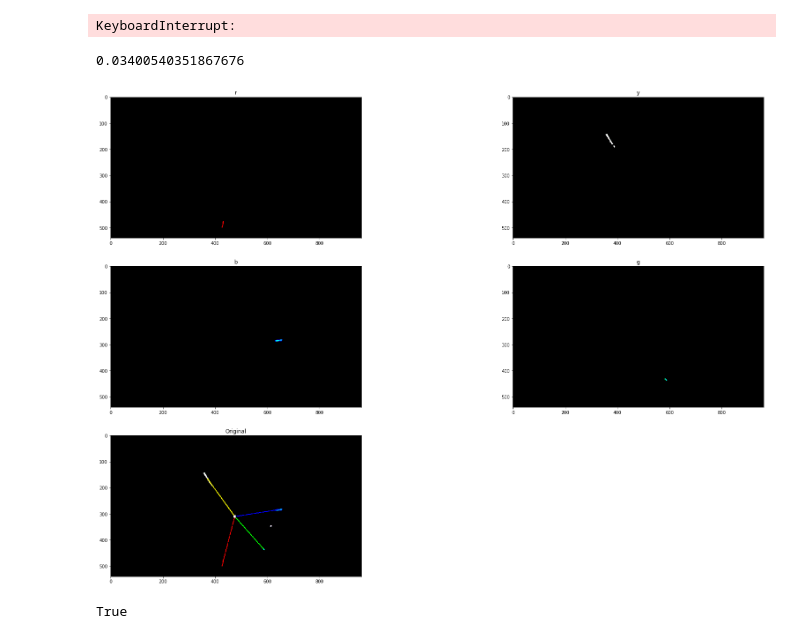
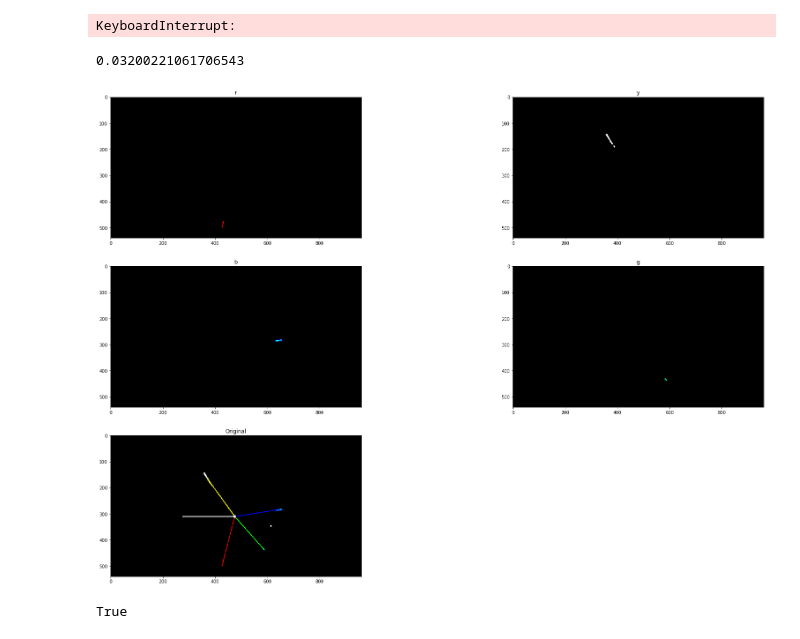
Before and after one commit to Apiquet/Visual_recognition, a Jupyter notebook: images/beacon/Beacon_new_version.ipynb, the cells around one changed output. Drawn from its saved outputs; the diff is of its cells as text; code cells hidden in the pictures.

```diff
--- a/images/beacon/Beacon_new_version.ipynb
+++ b/images/beacon/Beacon_new_version.ipynb
@@ -154,35 +154,37 @@ for (lower, upper, title, color) in boundaries:
     gray_image = cv2.GaussianBlur(gray_image,(5,5),1)
 
 
 
     # find contours in the binary image
     contours, _ = cv2.findContours(gray_image,cv2.RETR_TREE,cv2.CHAIN_APPROX_SIMPLE)
     c = contours[0]
     # calculate moments for each contour
     M = cv2.moments(c)
 
     # calculate x,y coordinate of center
     cX = int(M["m10"] / M["m00"])
     cY = int(M["m01"] / M["m00"])
 
     cv2.line(thresh_img,(cX ,cY),center,color, 2)
 
     cv2.circle(thresh_img, center, 5, (255, 255, 255), -1)
     # show the images
     output = cv2.cvtColor(output, cv2.COLOR_BGR2RGB)
     images.append(output)
     titles.append(title)
     masks.append(mask)
 
+cv2.line(thresh_img,(center[0]-200,center[1]),center,(255,255,255), 2)
+
 thresh_img = cv2.cvtColor(thresh_img, cv2.COLOR_BGR2RGB)
 images.append(thresh_img)
 titles.append('Original')
 i = 0
 print(time.time() - start)
 show_images(images, cols = 3, titles = titles)
 # %% [output]
-0.03400540351867676
+0.03200221061706543
-[figure, old version]
+[figure, new version]
 # %%
 rawImage = cv2.imread('beacon_1000_1000_180.png')
 height,width,depth = rawImage.shape
```
